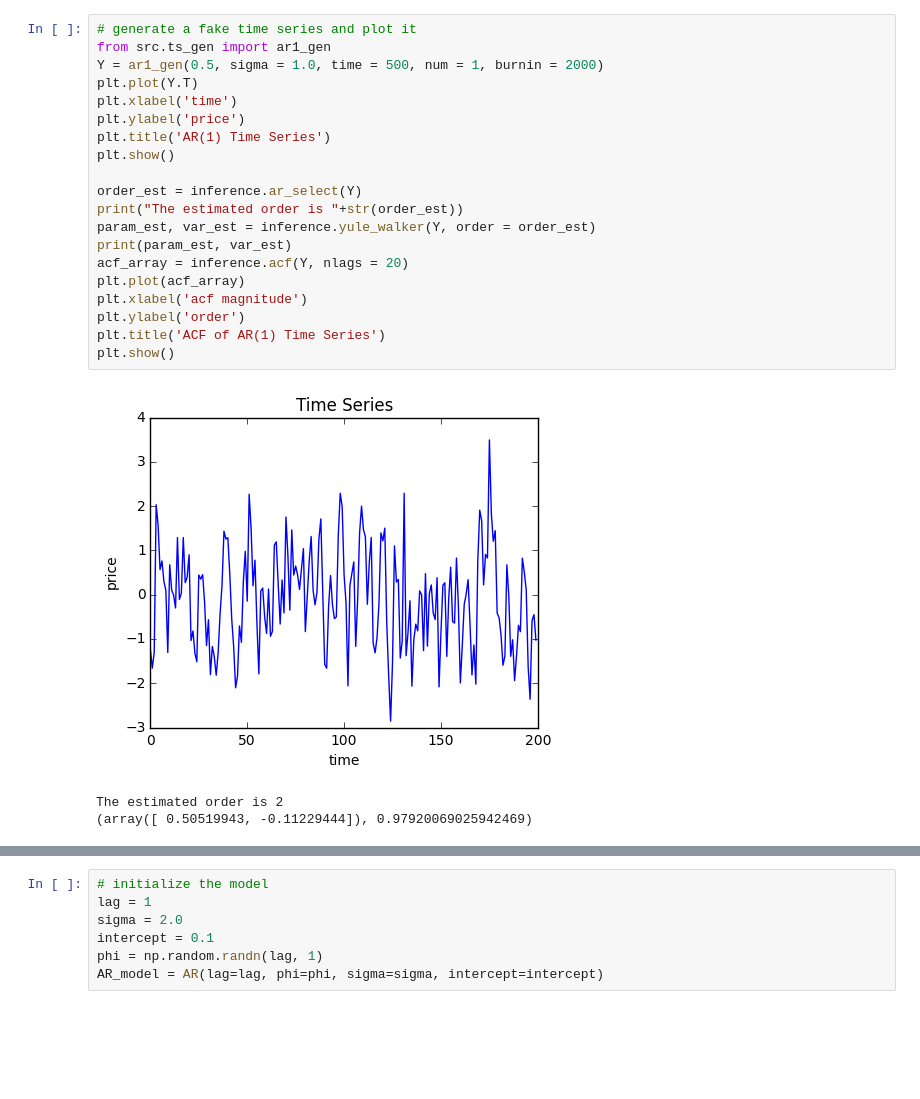
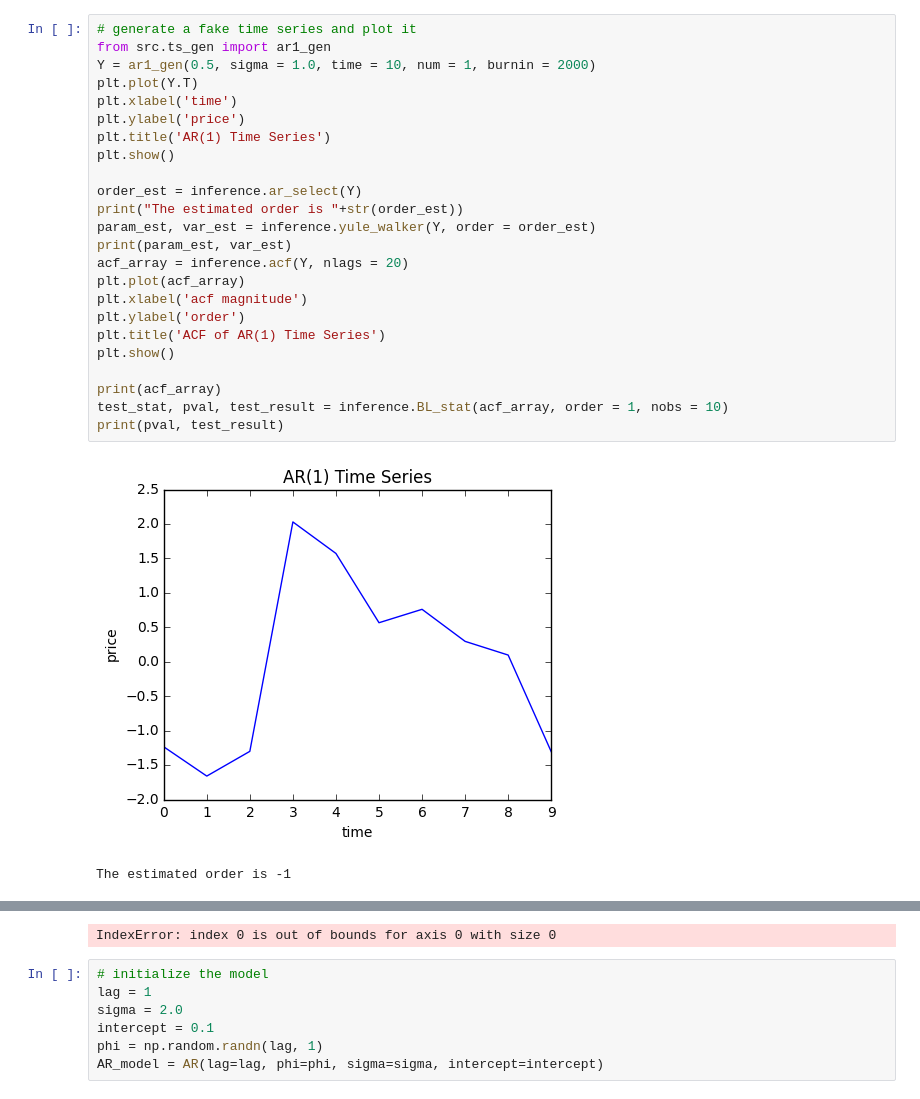
Before and after one commit to APC524/tsap, a Jupyter notebook: demo/demo_simulated_cong.ipynb, the cells around one changed output, grey strips where cells are left out. Cells and saved outputs as stored; diff of their text form; blank space fills up the shorter version.

Commit message:
add a Box-Ljung test for AR model

```diff
--- a/demo/demo_simulated_cong.ipynb
+++ b/demo/demo_simulated_cong.ipynb
@@ -28,24 +31,27 @@ plt.rcParams['image.cmap'] = 'gray'
 # %%
 # generate a fake time series and plot it
 from src.ts_gen import ar1_gen
-Y = ar1_gen(0.5, sigma = 1.0, time = 500, num = 1, burnin = 2000)
+Y = ar1_gen(0.5, sigma = 1.0, time = 10, num = 1, burnin = 2000)
 plt.plot(Y.T)
 plt.xlabel('time')
 plt.ylabel('price')
 plt.title('AR(1) Time Series')
 plt.show()
 
 order_est = inference.ar_select(Y)
 print("The estimated order is "+str(order_est))
 param_est, var_est = inference.yule_walker(Y, order = order_est)
 print(param_est, var_est)
 acf_array = inference.acf(Y, nlags = 20)
 plt.plot(acf_array)
 plt.xlabel('acf magnitude')
 plt.ylabel('order')
 plt.title('ACF of AR(1) Time Series')
 plt.show()
+
+print(acf_array)
+test_stat, pval, test_result = inference.BL_stat(acf_array, order = 1, nobs = 10)
+print(pval, test_result)
 # %% [output]
-[figure, old version]
+[figure, new version]
-The estimated order is 2
-(array([ 0.50519943, -0.11229444]), 0.97920069025942469)
+The estimated order is -1
@@ -53,3 +58,4 @@ The estimated order is 2
+IndexError: index 0 is out of bounds for axis 0 with size 0
 # %%
 # initialize the model
 lag = 1
```
Also changed, not shown: parts of 2 cells of this notebook.
